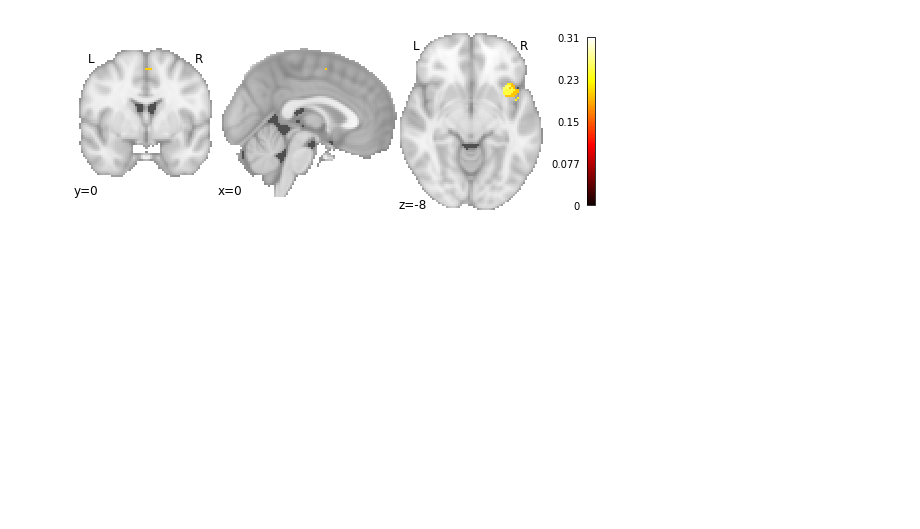
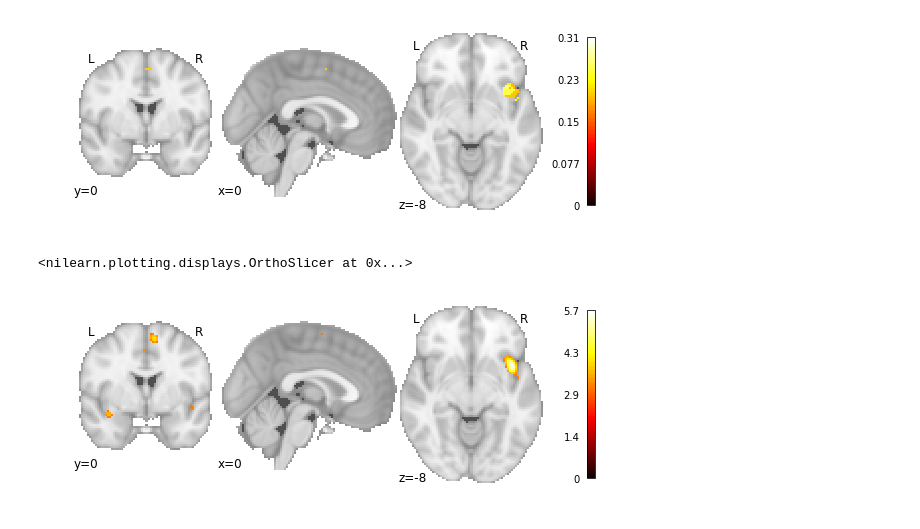
Before and after one commit to neurostuff/NiMARE, a Jupyter notebook: examples/nidm_pain_meta-analyses.ipynb, the cells around one changed output. Drawn from its saved outputs; the diff is of its cells as text; code cells hidden in the pictures; blank space fills up the shorter version.

Commit message:
Get ALE working.
Both ALE and MKDADensity are probably a lot slower than they could be.
I perhaps relied on nilearn’s masking/unmasking functions too much,
which could slow things down.

```diff
--- a/examples/nidm_pain_meta-analyses.ipynb
+++ b/examples/nidm_pain_meta-analyses.ipynb
@@ -190,3 +190,11 @@ plot_stat_map(mkda.results.images['vfwe'], cut_coords=[0, 0, -8],
 # %% [output]
 <nilearn.plotting.displays.OrthoSlicer at 0x...>
 [figure]
+# %%
+ale = nimare.meta.cbma.ALE(dset, ids=dset.ids)
+ale.fit(n_iters=10)
+plot_stat_map(ale.results.images['vthresh'], cut_coords=[0, 0, -8],
+              draw_cross=False)
+# %% [output]
+<nilearn.plotting.displays.OrthoSlicer at 0x...>
+[figure, added]
```
Also changed, not shown: parts of 1 cell of this notebook, 4 other files.
